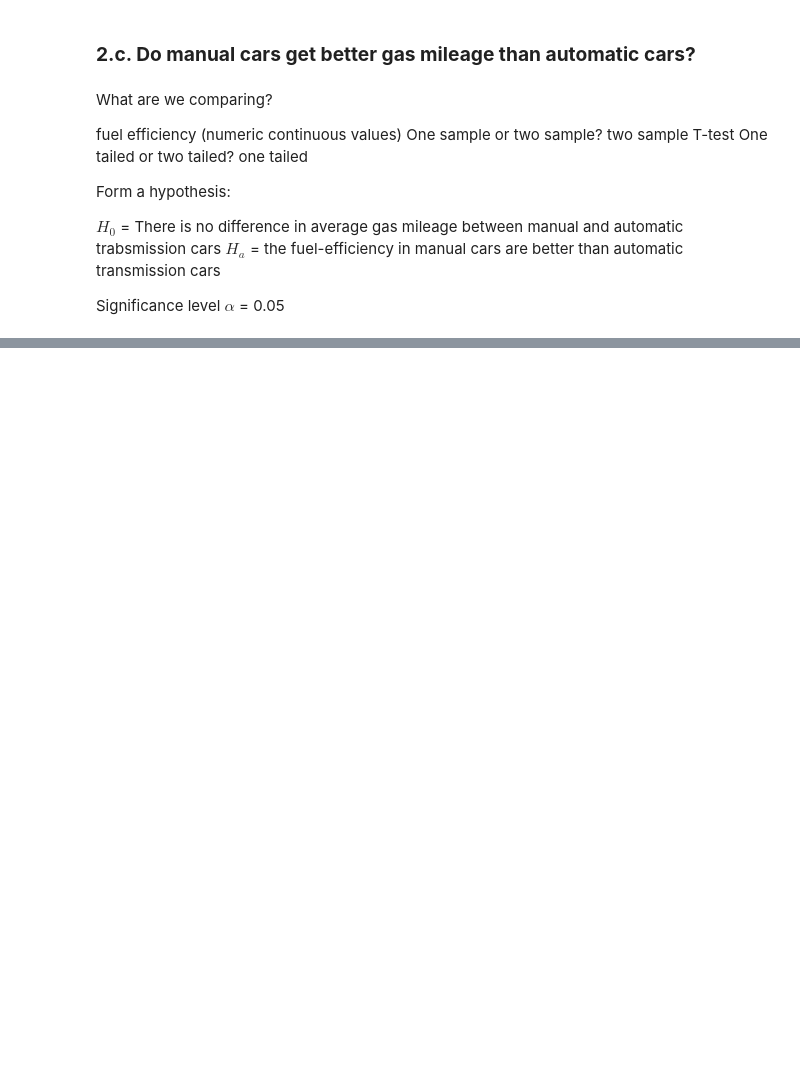
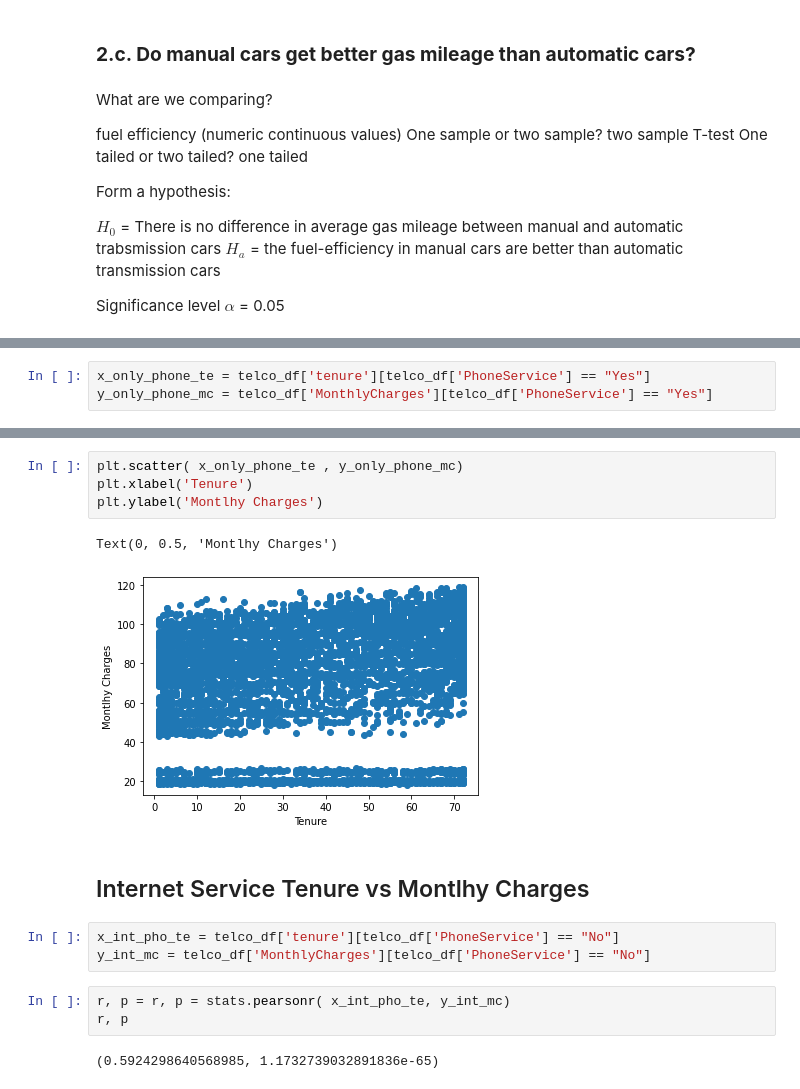
Before and after one commit to cindyvillanuevads/statistics-exercises, a Jupyter notebook: hypothesis_testing.ipynb, the cells around one changed output, grey strips where cells are left out. Cells and saved outputs as stored; diff of their text form; blank space fills up the shorter version.

```diff
--- a/hypothesis_testing.ipynb
+++ b/hypothesis_testing.ipynb
@@ -434,0 +402,3 @@ Text(0.5, 1.0, 'Is mileage different by transmission type?')
+# %%
+x_only_phone_te = telco_df['tenure'][telco_df['PhoneService'] == "Yes"]
+y_only_phone_mc = telco_df['MonthlyCharges'][telco_df['PhoneService'] == "Yes"]
@@ -434,0 +410,17 @@ Text(0.5, 1.0, 'Is mileage different by transmission type?')
+# %%
+plt.scatter( x_only_phone_te , y_only_phone_mc)
+plt.xlabel('Tenure')
+plt.ylabel('Montlhy Charges')
+# %% [output]
+Text(0, 0.5, 'Montlhy Charges')
+[figure, added]
+# %% [markdown]
+## Internet Service  Tenure vs Montlhy Charges
+# %%
+x_int_pho_te = telco_df['tenure'][telco_df['PhoneService'] == "No"]
+y_int_mc = telco_df['MonthlyCharges'][telco_df['PhoneService'] == "No"]
+# %%
+r, p = r, p = stats.pearsonr( x_int_pho_te, y_int_mc)
+r, p
+# %% [output]
+(0.5924298640568985, 1.1732739032891836e-65)
```
Also changed, not shown: parts of 79 cells of this notebook.
